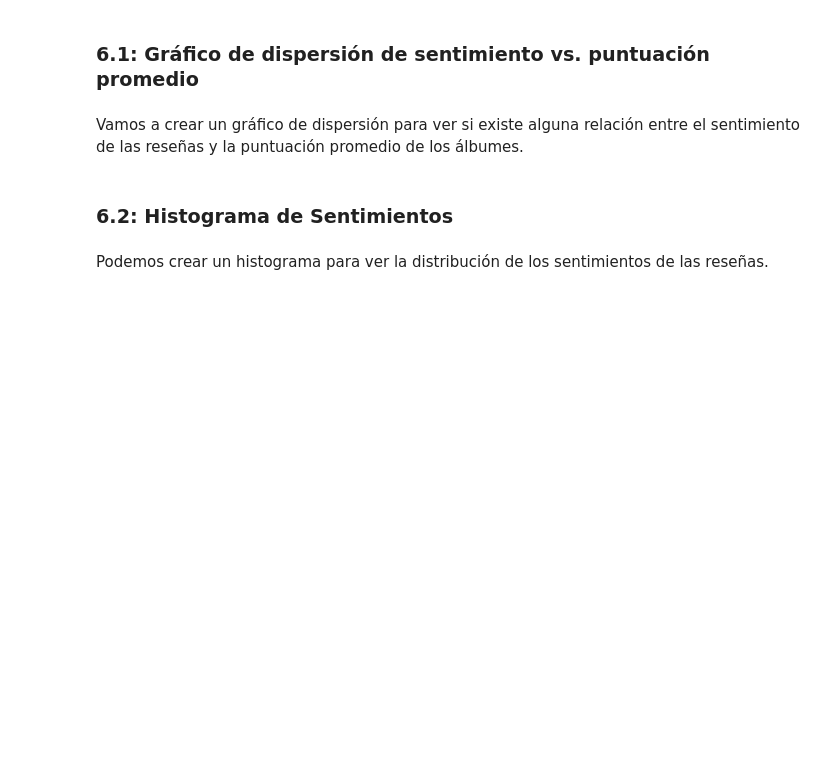
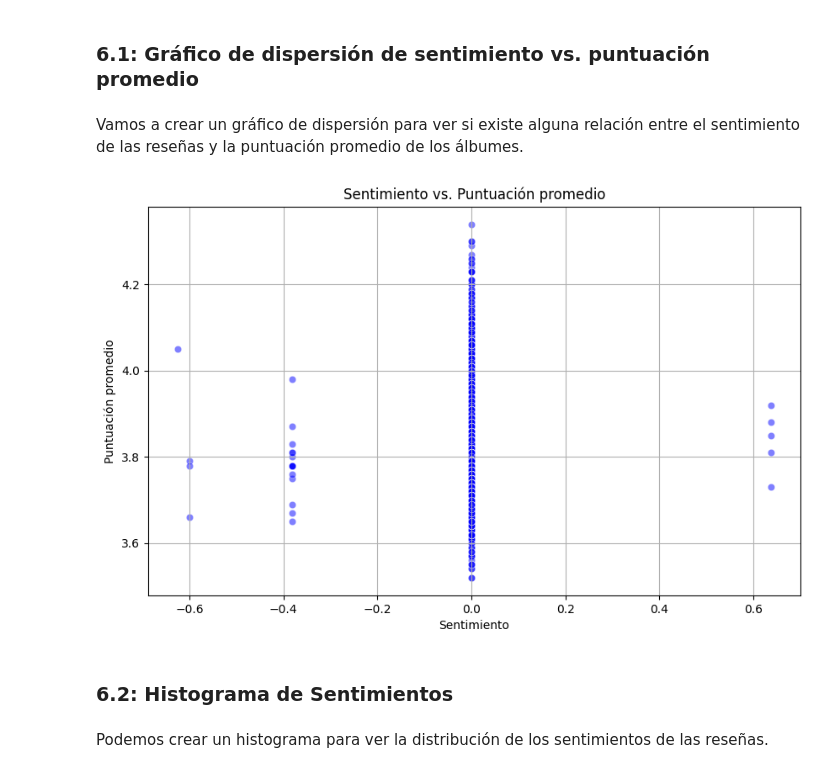
Before and after one commit to tucubanit0/practica-5.2, a Jupyter notebook: Actividad práctica 5.2 Análisis de Datos .ipynb, the cells around one changed output. Drawn from its saved outputs; the diff is of its cells as text; code cells hidden in the pictures; blank space fills up the shorter version.

```diff
--- a/Actividad práctica 5.2 Análisis de Datos .ipynb
+++ b/Actividad práctica 5.2 Análisis de Datos .ipynb
@@ -49,3 +118,11 @@ dividimos la columna review en palabras:
 # %% [markdown]
 Eliminamos las stopwords (palabras vacías) que no aportan valor en el
 análisis, como "el", "la", "y", etc.
+# %%
+# Descargar el conjunto de stopwords de NLTK
+nltk.download('stopwords')
+stop_words = set(stopwords.words('spanish'))  # Usamos el idioma español si las reseñas están en ese idioma
+
+# Eliminar las stopwords de los tokens
+df['tokens_sin_stopwords'] = df['tokens'].apply(lambda x: [word for word in x if
+word not in stop_words])
@@ -54,3 +135,11 @@ análisis, como "el", "la", "y", etc.
 # %% [markdown]
 Aplicamos lematización para reducir las palabras a su forma base. Por ejemplo,
 "correré" se convierte en "correr".
+# %%
+# Descargar los recursos necesarios para lematización
+nltk.download('wordnet')
+lemmatizer = WordNetLemmatizer()
+
+# Lematizar las palabras
+df['tokens_lemmatizados'] = df['tokens_sin_stopwords'].apply(lambda x:
+[lemmatizer.lemmatize(word) for word in x])
@@ -61,3 +154,16 @@ Realizamos el análisis de sentimiento sobre las reseñas utilizando el
 SentimentIntensityAnalyzer de NLTK, que nos da una puntuación de sentimiento
 de cada reseña. Este valor va de -1 (sentimiento negativo) a 1 (sentimiento
 positivo).
+# %%
+from nltk.sentiment import SentimentIntensityAnalyzer
+# Descargar los recursos de NLTK necesarios
+nltk.download('vader_lexicon')
+
+# Inicializar el analizador de sentimiento
+sia = SentimentIntensityAnalyzer()
+
+# Calcular el puntaje de sentimiento para cada reseña
+df['sentimiento'] = df['Reviews'].apply(lambda x: sia.polarity_scores(str(x))['compound'])   # 'compound' es un valor entre -1 y 1
+
+# Verificar los primeros registros para asegurarse de que el análisis de sentimiento se realizó correctamente
+print(df[['Reviews', 'sentimiento']].head()) #'compound' es un valor entre -1 y 1
@@ -71,6 +187,17 @@ relaciona con la puntuación promedio de cada álbum.
 # %% [markdown]
 Vamos a crear un gráfico de dispersión para ver si existe alguna relación
 entre el sentimiento de las reseñas y la puntuación promedio de los álbumes.
+# %%
+# Gráfico de dispersión: Sentimiento vs. Puntuación promedio
+plt.figure(figsize=(10, 6))
+sns.scatterplot(data=df, x='sentimiento', y='Average Rating', color='blue', alpha=0.5)
+plt.title('Sentimiento vs. Puntuación promedio')
+plt.xlabel('Sentimiento')
+plt.ylabel('Puntuación promedio')
+plt.grid(True)
+plt.show()
+# %% [output]
+[figure, added]
 # %% [markdown]
 ### 6.2: Histograma de Sentimientos
 # %% [markdown]
```
Also changed, not shown: parts of 9 cells of this notebook, 1 other file.
